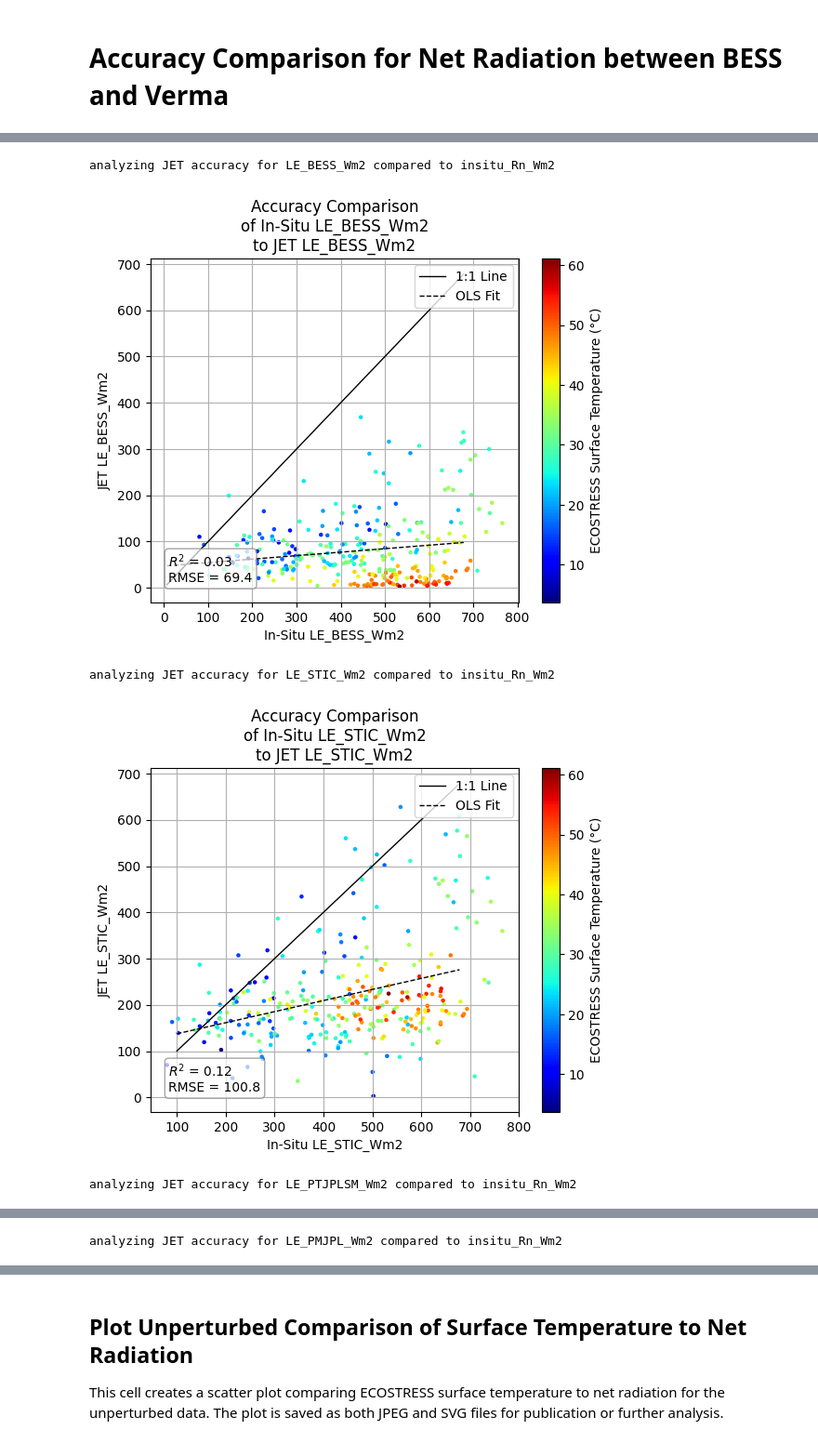
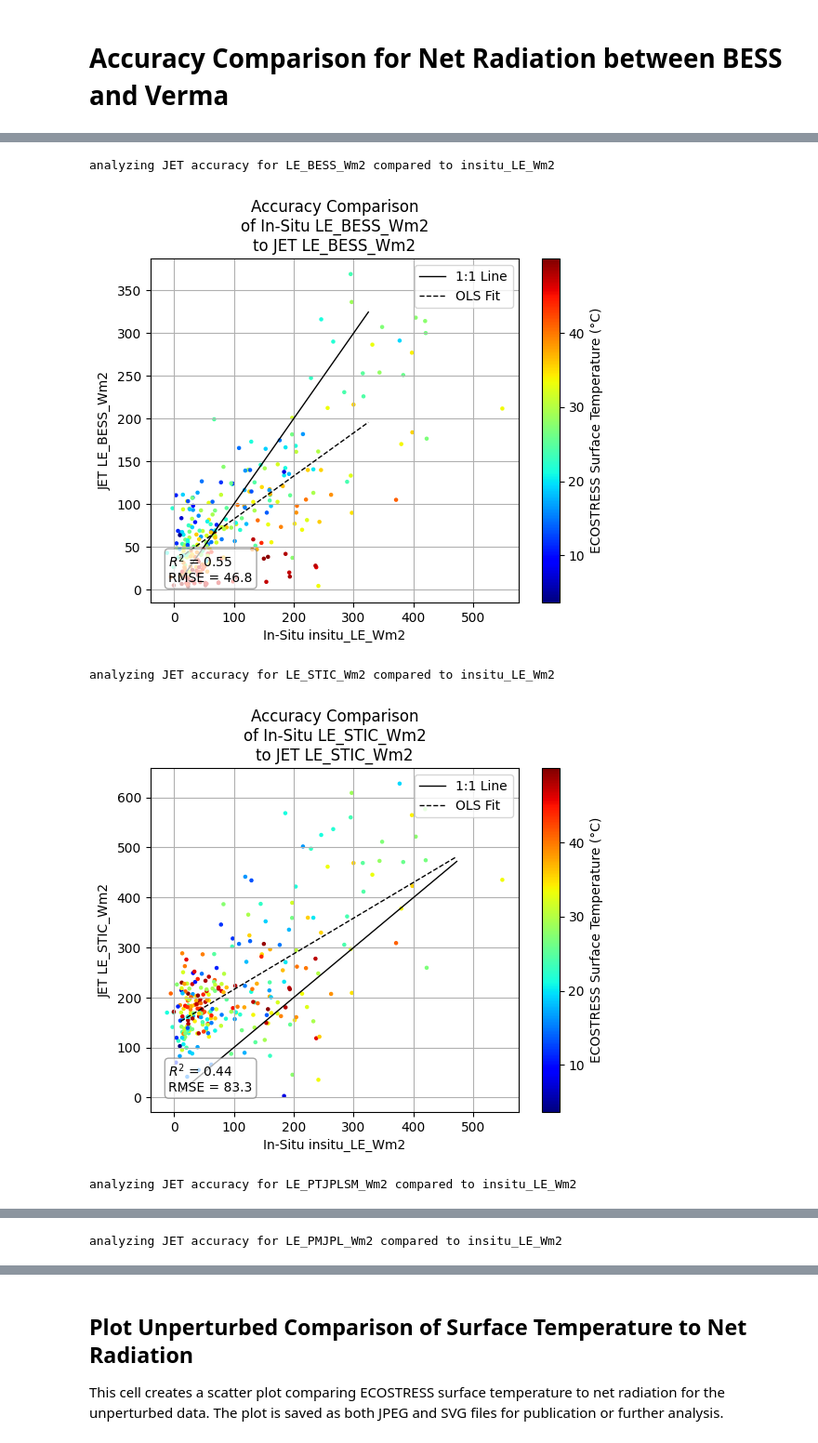
Before and after one commit to gregory-halverson/ECOv003-L3T-L4T-JET, a Jupyter notebook: notebooks/JET Sensitivity with ECOv002 Cal-Val.ipynb, the cells around one changed output, grey strips where cells are left out. Shown at 93% size. Cells and saved outputs as stored; diff of their text form; code cells hidden in the pictures.

Commit message:
v1.16.0 updated models, accuracy assesment, output consistent with collection 3 deployment

```diff
--- a/notebooks/JET Sensitivity with ECOv002 Cal-Val.ipynb
+++ b/notebooks/JET Sensitivity with ECOv002 Cal-Val.ipynb
@@ -356,11 +336,12 @@ analyzing JET accuracy for Rn_verma_Wm2 compared to insitu_Rn_Wm2
 # %%
-input_variable = "insitu_LE_Wm2"
+insitu_variable = "insitu_LE_Wm2"
 
 output_variables = [
     "LE_BESS_Wm2",
     "LE_STIC_Wm2",
     "LE_PTJPLSM_Wm2",
-    "LE_PMJPL_Wm2"
+    "LE_PMJPL_Wm2",
+    "LE_Wm2"
 ]
 
 for output_variable in output_variables:
@@ -408,36 +389,36 @@ for output_variable in output_variables:
         rmse = np.sqrt(mean_squared_error(y_true, y_pred))
 
         # Annotate R-squared and RMSE on plot in lower left corner
         plt.annotate(f"$R^2$ = {r2:.2f}\nRMSE = {rmse:.1f}",
                     xy=(0.05, 0.05), xycoords='axes fraction',
                     ha='left', va='bottom',
                     fontsize=10,
                     bbox=dict(boxstyle='round', fc='white', ec='gray', alpha=0.7))
 
         # Set ticks every 100 for both axes
         # xticks = np.arange(100 * (min_val // 100), 100 * (max_val // 100 + 2), 100)
         # yticks = np.arange(100 * (min_val // 100), 100 * (max_val // 100 + 2), 100)
         # plt.xticks(xticks)
         # plt.yticks(yticks)
 
         plt.grid(True, zorder=0)
-        plt.xlabel(f"In-Situ {output_variable}")
+        plt.xlabel(f"In-Situ {insitu_variable}")
         plt.ylabel(f"{model_name} {output_variable}")
         plt.title(f"Accuracy Comparison\nof In-Situ {output_variable}\nto {model_name} {output_variable}")
         plt.colorbar(sc, label="ECOSTRESS Surface Temperature (°C)")
         plt.legend(loc='upper right')
 
         if SAVE_PLOTS:
             plt.savefig(f"Accuracy Comparison of In-Situ {output_variable} to {model_name} {output_variable}.jpeg", format='jpeg', bbox_inches='tight')
             plt.savefig(f"Accuracy Comparison of In-Situ {output_variable} to {model_name} {output_variable}.svg", format='svg', bbox_inches='tight')
 
         plt.show()
     except Exception as e:
         print(f"Error processing {output_variable}: {e}")
         continue
 # %% [output]
-analyzing JET accuracy for LE_BESS_Wm2 compared to insitu_Rn_Wm2
+analyzing JET accuracy for LE_BESS_Wm2 compared to insitu_LE_Wm2
-[figure, old version]
+[figure, new version]
-analyzing JET accuracy for LE_STIC_Wm2 compared to insitu_Rn_Wm2
+analyzing JET accuracy for LE_STIC_Wm2 compared to insitu_LE_Wm2
-[figure, old version]
+[figure, new version]
-analyzing JET accuracy for LE_PTJPLSM_Wm2 compared to insitu_Rn_Wm2
+analyzing JET accuracy for LE_PTJPLSM_Wm2 compared to insitu_LE_Wm2
@@ -445 +426 @@ analyzing JET accuracy for LE_PTJPLSM_Wm2 compared to insitu_Rn_Wm2
-analyzing JET accuracy for LE_PMJPL_Wm2 compared to insitu_Rn_Wm2
+analyzing JET accuracy for LE_PMJPL_Wm2 compared to insitu_LE_Wm2
```
Also changed, not shown: parts of 15 cells of this notebook, 8 other files.
